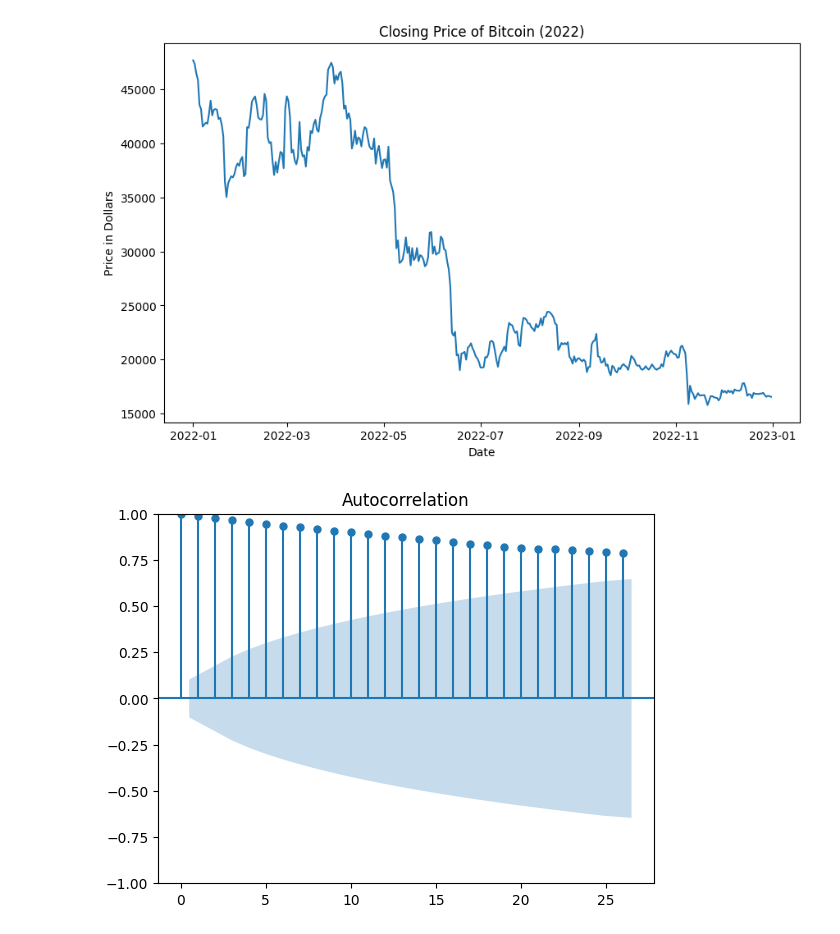
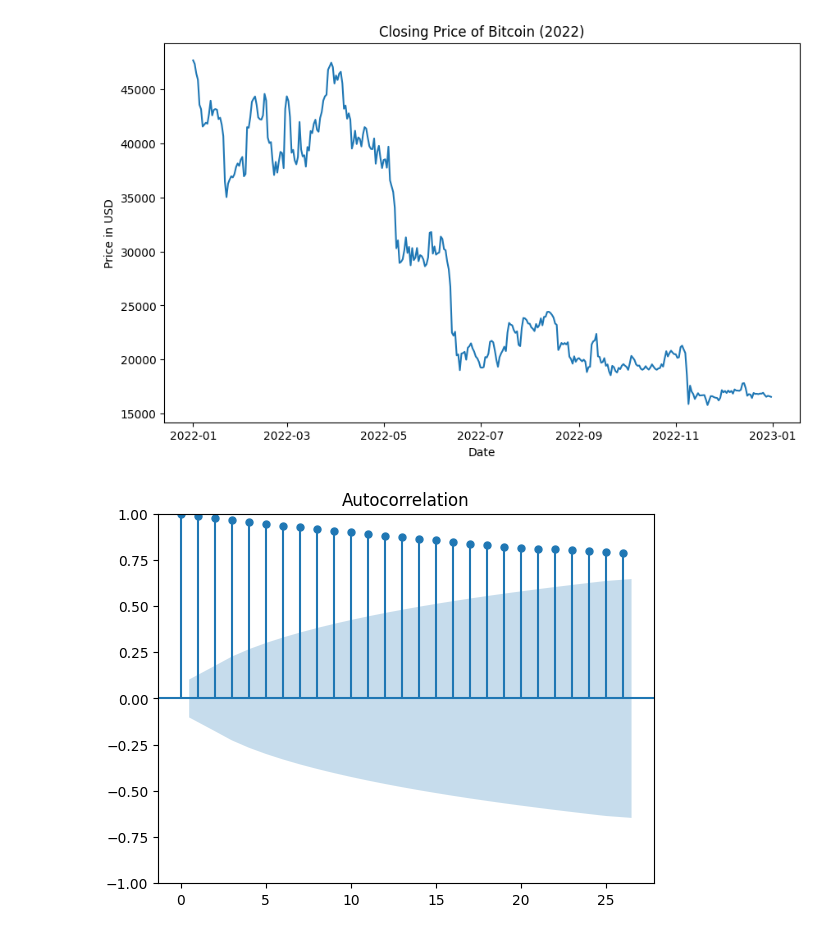
Before and after one commit to cferggie/Predicting-Bitcoin-Returns-with-Long-Short-Term-Memory-LSTM-Neural-Networks, a Jupyter notebook: ARIMA.ipynb, the cells around one changed output. Drawn from its saved outputs; the diff is of its cells as text; code cells hidden in the pictures.

```diff
--- a/ARIMA.ipynb
+++ b/ARIMA.ipynb
@@ -31,16 +25,16 @@ ts = ts["Close"].values
 # %%
 start_date = '2022-01-01'
 end_date = '2022-12-31'
 date_range = pd.date_range(start=start_date, end=end_date)
 
 plt.figure(figsize=(10, 6))
 plt.plot(date_range, ts)
 plt.title('Closing Price of Bitcoin (2022)')
 plt.xlabel('Date')
-plt.ylabel('Price in Dollars')
+plt.ylabel('Price in USD')
 plt.show()
 # %% [output]
-[figure, old version]
+[figure, new version]
 # %%
 plot_acf(ts)
 plt.show()
```
Also changed, not shown: parts of 11 cells of this notebook, 4 other files.
